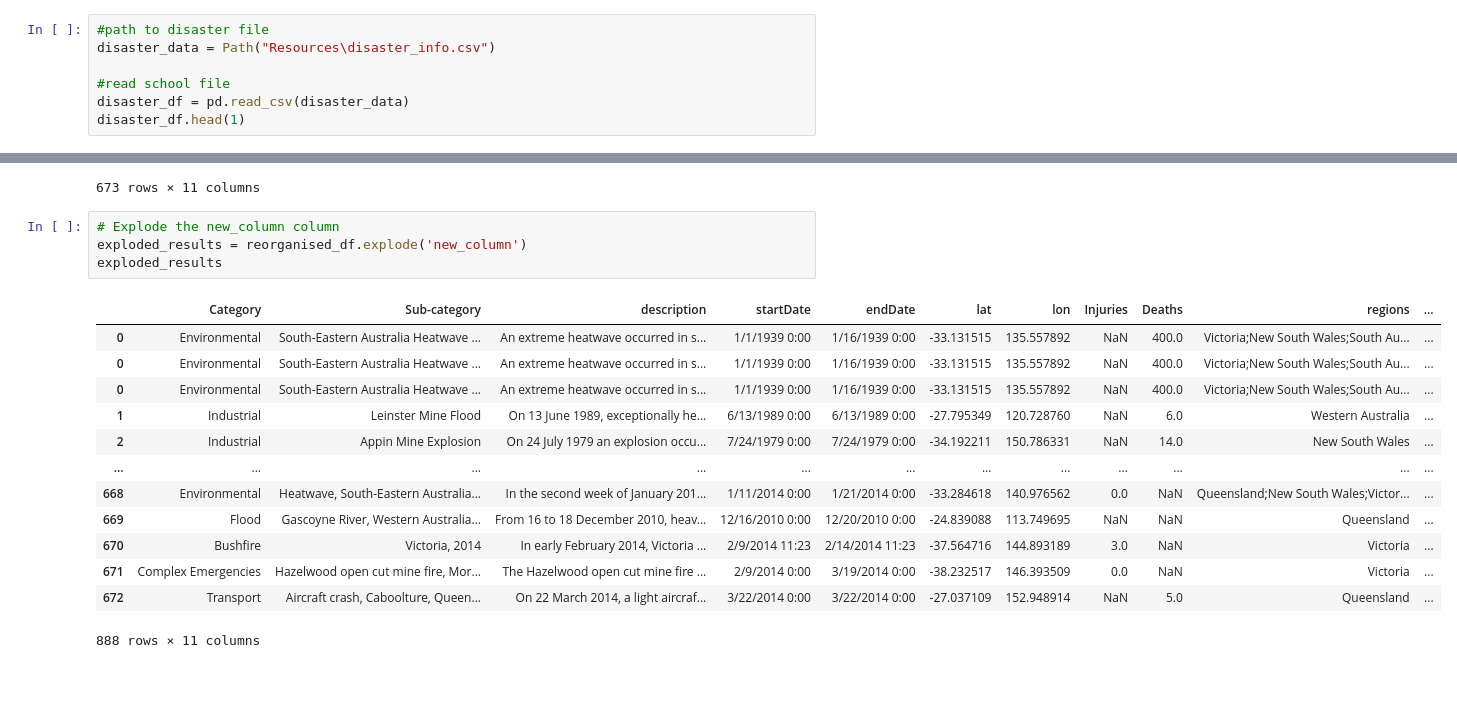
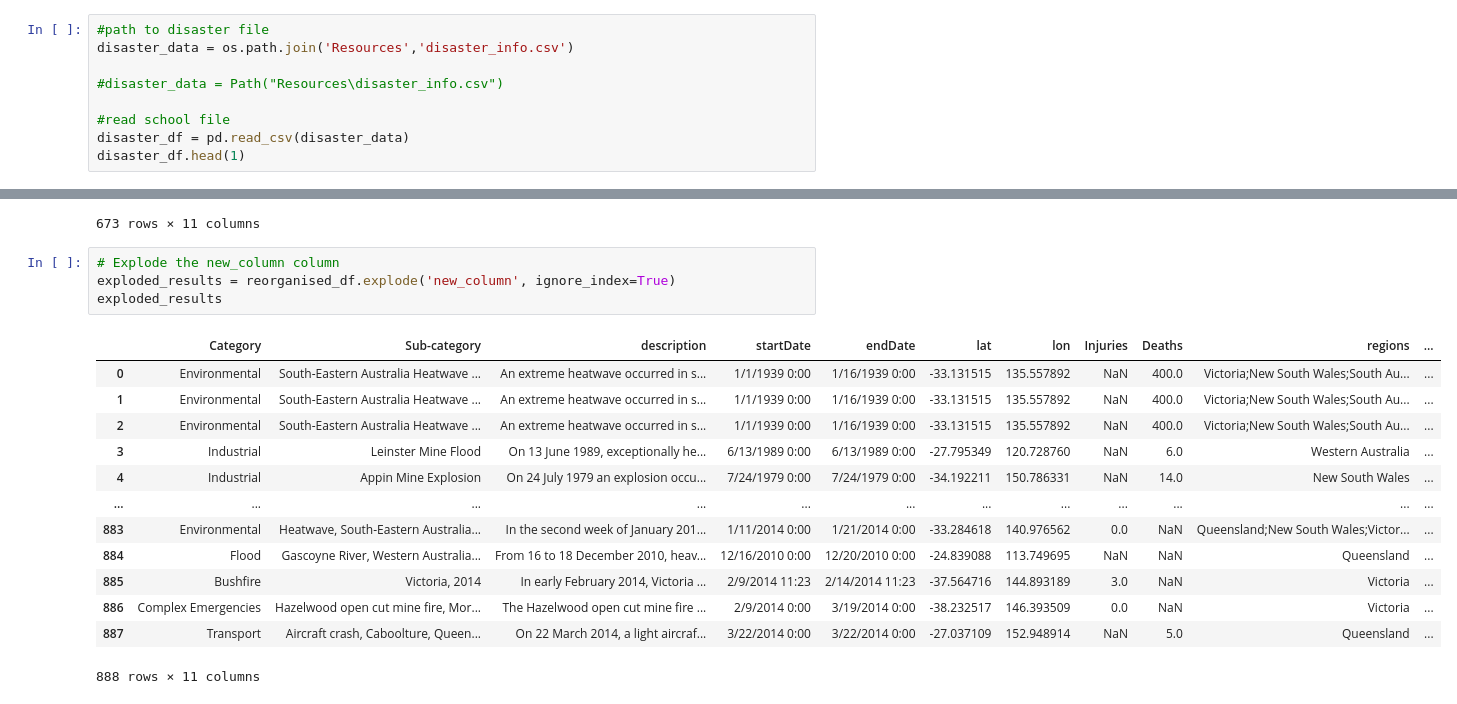
Before and after one commit to Sim0304/Project-4, a Jupyter notebook: Cleaning/PROJECT_4.ipynb, the cells around one changed output, grey strips where cells are left out. Cells and saved outputs as stored; diff of their text form.

Commit message:
Imported OS for mac/window compatibility and Created index column for data

```diff
--- a/Cleaning/PROJECT_4.ipynb
+++ b/Cleaning/PROJECT_4.ipynb
@@ -4,7 +5,9 @@ from pathlib import Path
 import numpy as np
 # %%
 #path to disaster file
-disaster_data = Path("Resources\disaster_info.csv")
+disaster_data = os.path.join('Resources','disaster_info.csv')
+
+#disaster_data = Path("Resources\disaster_info.csv")
 
 #read school file
 disaster_df = pd.read_csv(disaster_data)
@@ -90,21 +93,21 @@ See the caveats in the documentation: https://pandas.pydata.org/pandas-docs/stab
 673 rows × 11 columns
 # %%
 # Explode the new_column column
-exploded_results = reorganised_df.explode('new_column')
+exploded_results = reorganised_df.explode('new_column', ignore_index=True)
 exploded_results
 # %% [output]
 |  | Category | Sub-category | description | startDate | endDate | lat | lon | Injuries | Deaths | regions | ... |
 | 0 | Environmental | South-Eastern Australia Heatwave ... | An extreme heatwave occurred in s... | 1/1/1939 0:00 | 1/16/1939 0:00 | -33.131515 | 135.557892 | NaN | 400.0 | Victoria;New South Wales;South Au... | ... |
-| 0 | Environmental | South-Eastern Australia Heatwave ... | An extreme heatwave occurred in s... | 1/1/1939 0:00 | 1/16/1939 0:00 | -33.131515 | 135.557892 | NaN | 400.0 | Victoria;New South Wales;South Au... | ... |
-| 0 | Environmental | South-Eastern Australia Heatwave ... | An extreme heatwave occurred in s... | 1/1/1939 0:00 | 1/16/1939 0:00 | -33.131515 | 135.557892 | NaN | 400.0 | Victoria;New South Wales;South Au... | ... |
-| 1 | Industrial | Leinster Mine Flood | On 13 June 1989, exceptionally he... | 6/13/1989 0:00 | 6/13/1989 0:00 | -27.795349 | 120.728760 | NaN | 6.0 | Western Australia | ... |
-| 2 | Industrial | Appin Mine Explosion | On 24 July 1979 an explosion occu... | 7/24/1979 0:00 | 7/24/1979 0:00 | -34.192211 | 150.786331 | NaN | 14.0 | New South Wales | ... |
+| 1 | Environmental | South-Eastern Australia Heatwave ... | An extreme heatwave occurred in s... | 1/1/1939 0:00 | 1/16/1939 0:00 | -33.131515 | 135.557892 | NaN | 400.0 | Victoria;New South Wales;South Au... | ... |
+| 2 | Environmental | South-Eastern Australia Heatwave ... | An extreme heatwave occurred in s... | 1/1/1939 0:00 | 1/16/1939 0:00 | -33.131515 | 135.557892 | NaN | 400.0 | Victoria;New South Wales;South Au... | ... |
+| 3 | Industrial | Leinster Mine Flood | On 13 June 1989, exceptionally he... | 6/13/1989 0:00 | 6/13/1989 0:00 | -27.795349 | 120.728760 | NaN | 6.0 | Western Australia | ... |
+| 4 | Industrial | Appin Mine Explosion | On 24 July 1979 an explosion occu... | 7/24/1979 0:00 | 7/24/1979 0:00 | -34.192211 | 150.786331 | NaN | 14.0 | New South Wales | ... |
 | ... | ... | ... | ... | ... | ... | ... | ... | ... | ... | ... | ... |
-| 668 | Environmental | Heatwave, South-Eastern Australia... | In the second week of January 201... | 1/11/2014 0:00 | 1/21/2014 0:00 | -33.284618 | 140.976562 | 0.0 | NaN | Queensland;New South Wales;Victor... | ... |
-| 669 | Flood | Gascoyne River, Western Australia... | From 16 to 18 December 2010, heav... | 12/16/2010 0:00 | 12/20/2010 0:00 | -24.839088 | 113.749695 | NaN | NaN | Queensland | ... |
-| 670 | Bushfire | Victoria, 2014 | In early February 2014, Victoria ... | 2/9/2014 11:23 | 2/14/2014 11:23 | -37.564716 | 144.893189 | 3.0 | NaN | Victoria | ... |
-| 671 | Complex Emergencies | Hazelwood open cut mine fire, Mor... | The Hazelwood open cut mine fire ... | 2/9/2014 0:00 | 3/19/2014 0:00 | -38.232517 | 146.393509 | 0.0 | NaN | Victoria | ... |
-| 672 | Transport | Aircraft crash, Caboolture, Queen... | On 22 March 2014, a light aircraf... | 3/22/2014 0:00 | 3/22/2014 0:00 | -27.037109 | 152.948914 | NaN | 5.0 | Queensland | ... |
+| 883 | Environmental | Heatwave, South-Eastern Australia... | In the second week of January 201... | 1/11/2014 0:00 | 1/21/2014 0:00 | -33.284618 | 140.976562 | 0.0 | NaN | Queensland;New South Wales;Victor... | ... |
+| 884 | Flood | Gascoyne River, Western Australia... | From 16 to 18 December 2010, heav... | 12/16/2010 0:00 | 12/20/2010 0:00 | -24.839088 | 113.749695 | NaN | NaN | Queensland | ... |
+| 885 | Bushfire | Victoria, 2014 | In early February 2014, Victoria ... | 2/9/2014 11:23 | 2/14/2014 11:23 | -37.564716 | 144.893189 | 3.0 | NaN | Victoria | ... |
+| 886 | Complex Emergencies | Hazelwood open cut mine fire, Mor... | The Hazelwood open cut mine fire ... | 2/9/2014 0:00 | 3/19/2014 0:00 | -38.232517 | 146.393509 | 0.0 | NaN | Victoria | ... |
+| 887 | Transport | Aircraft crash, Caboolture, Queen... | On 22 March 2014, a light aircraf... | 3/22/2014 0:00 | 3/22/2014 0:00 | -27.037109 | 152.948914 | NaN | 5.0 | Queensland | ... |
 888 rows × 11 columns
 # %%
 # Drop the regions column and rename new_column to Regions
```
Also changed, not shown: parts of 5 cells of this notebook, 1 other file.
